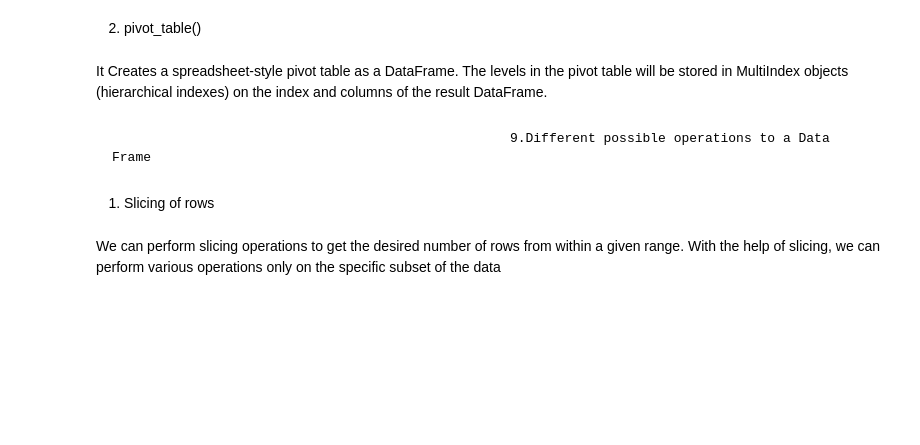
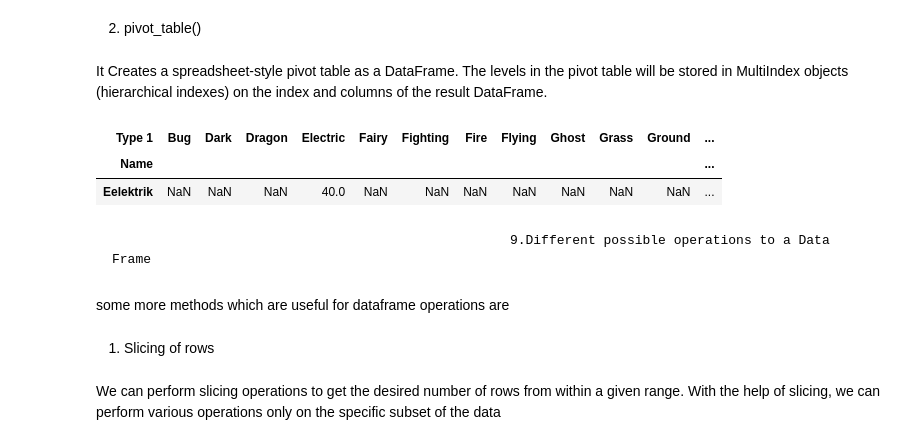
Before and after one commit to shruthi-jay/pandas, a Jupyter notebook: pytho.ipynb, the cells around one changed output. Drawn from its saved outputs; the diff is of its cells as text; code cells hidden in the pictures; blank space fills up the shorter version.

```diff
--- a/pytho.ipynb
+++ b/pytho.ipynb
@@ -788,8 +990,18 @@ pokemon_df.pivot(index ='Name',columns = 'Type 1',values = 'Speed' ).head(5)
 # %% [markdown]
 It Creates a spreadsheet-style pivot table as a DataFrame.
 The levels in the pivot table will be stored in MultiIndex objects (hierarchical indexes) on the index and columns of the result DataFrame.
+# %%
+
+df2 = pd.pivot_table(data = pokemon_df,index = 'Name',columns = 'Type 1',values ='Speed')
+df2.sample()
+# %% [output]
+| Type 1 | Bug | Dark | Dragon | Electric | Fairy | Fighting | Fire | Flying | Ghost | Grass | Ground | ... |
+| Name |  |  |  |  |  |  |  |  |  |  |  | ... |
+| Eelektrik | NaN | NaN | NaN | 40.0 | NaN | NaN | NaN | NaN | NaN | NaN | NaN | ... |
 # %% [markdown]
                                                        9.Different possible operations to a Data Frame
+# %% [markdown]
+some more methods which are useful for dataframe operations  are
 # %% [markdown]
 1)  Slicing of rows
 # %% [markdown]
```
Also changed, not shown: parts of 85 cells of this notebook.
